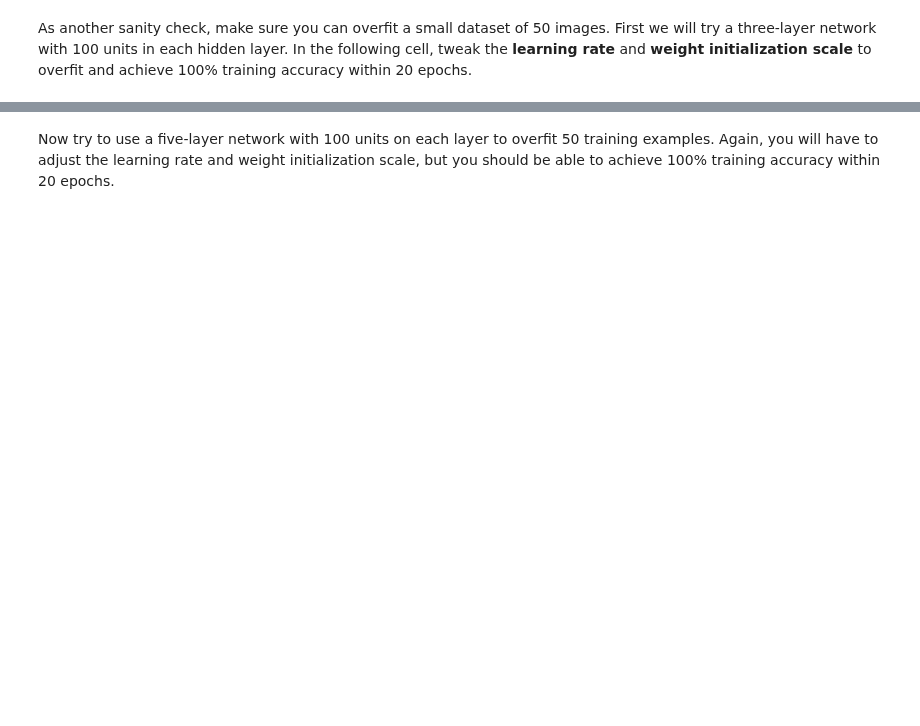
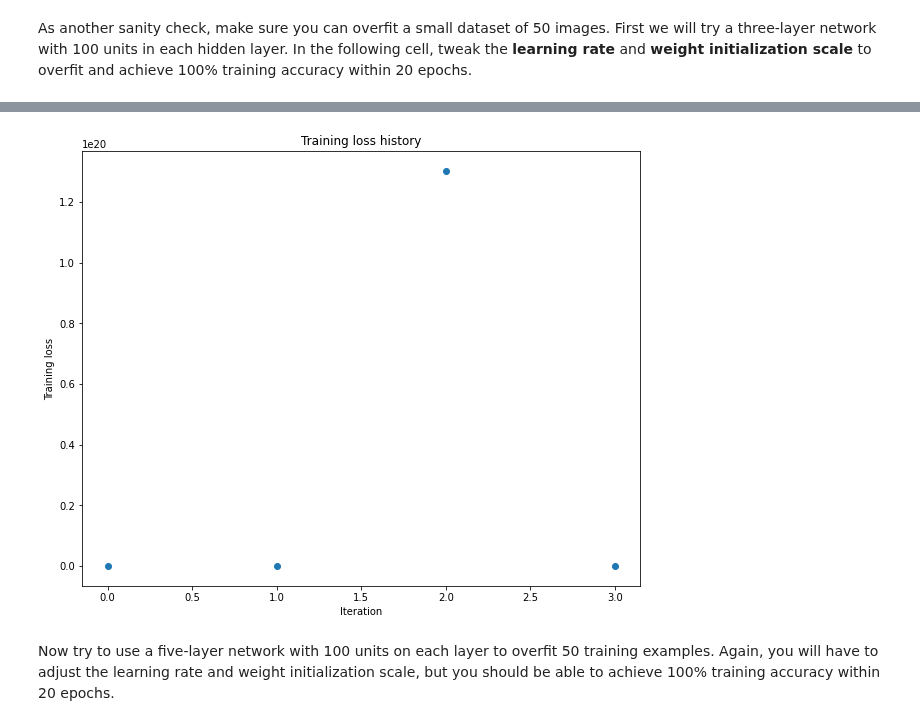
Before and after one commit to artkpv/dl_4_cv_umich, a Jupyter notebook: assignment3/fully_connected_networks.ipynb, the cells around one changed output, grey strips where cells are left out. Saved outputs shown, nothing was run; the diff lists cells and outputs as text; code cells hidden in the pictures; blank space fills up the shorter version.

```diff
--- a/assignment3/fully_connected_networks.ipynb
+++ b/assignment3/fully_connected_networks.ipynb
@@ -1044,7 +1042,8 @@ learning_rate = 1e-4  # Experiment with this!
 # training accuracy within 20 epochs.                                      #
 ############################################################################
 # Replace "pass" statement with your code
-pass
+weight_scale = 1e+2
+learning_rate = 1e-2
 ############################################################################
 #                             END OF YOUR CODE                             #
 ############################################################################
@@ -1064,3 +1063,4 @@ plt.title('Training loss history')
 plt.xlabel('Iteration')
 plt.ylabel('Training loss')
 plt.show()
+# %% [output]
@@ -1067,3 +1084,4 @@ plt.show()
+[figure, added]
 # %% [markdown]
 Now try to use a five-layer network with 100 units on each layer to overfit 50 training examples. Again, you will have to adjust the learning rate and weight initialization scale, but you should be able to achieve 100% training accuracy within 20 epochs.
 # %%
```
Also changed, not shown: parts of 12 cells of this notebook.
